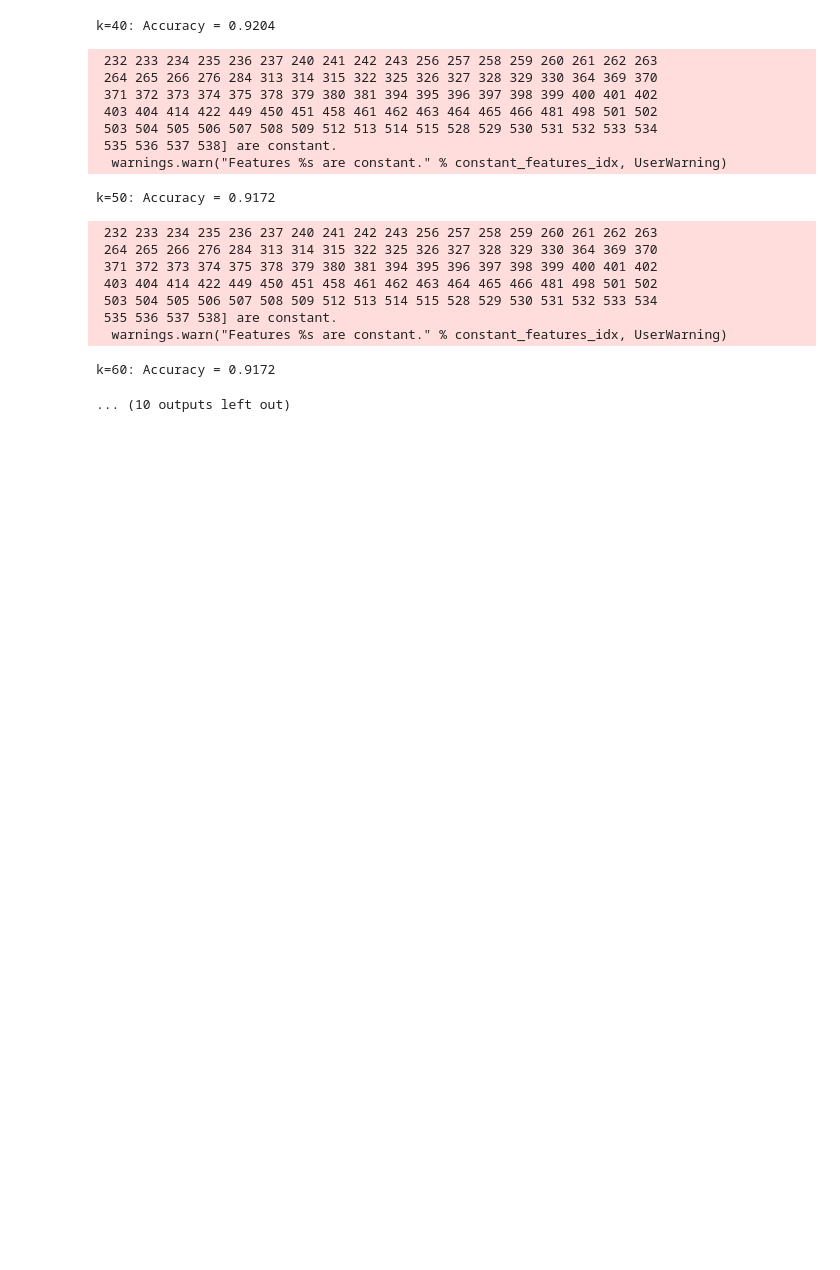
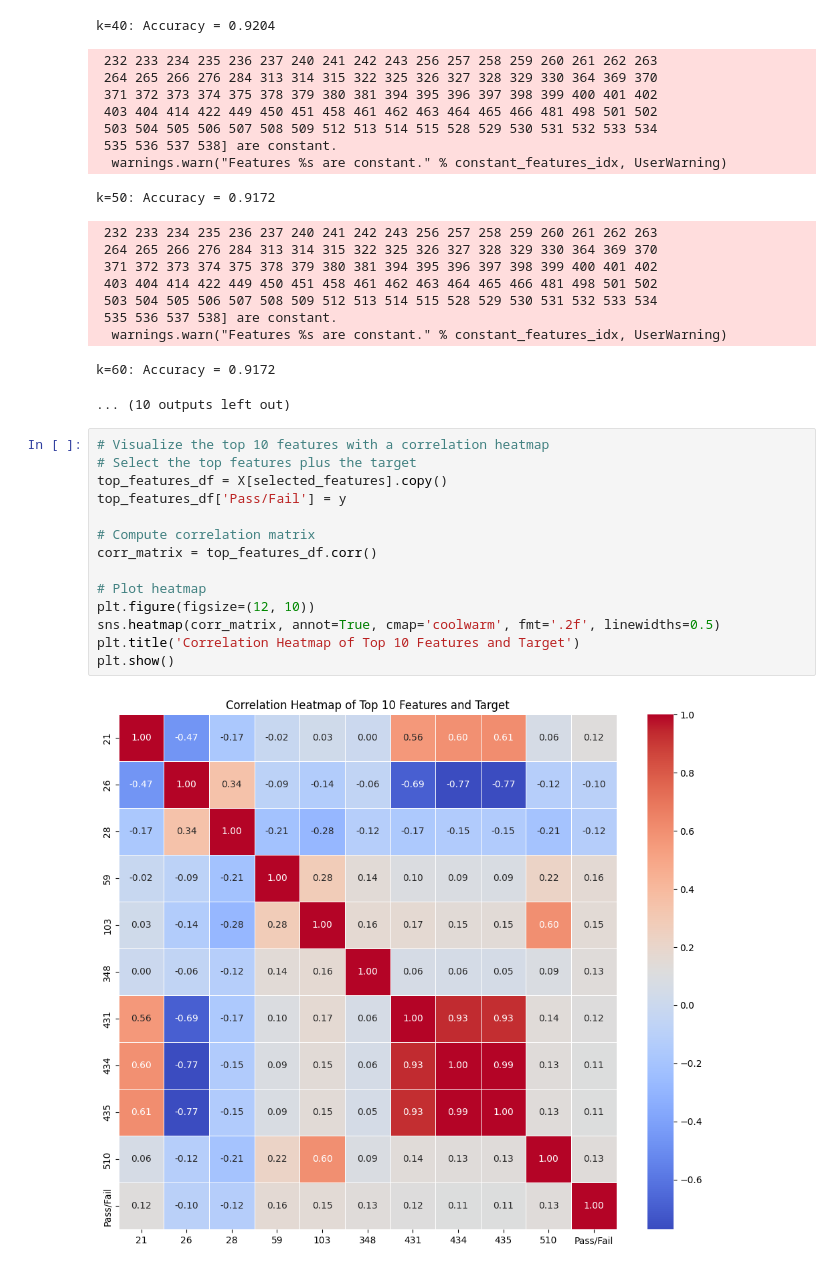
Before and after one commit to mattledevs/semiconductor-mfg-feature-selection, a Jupyter notebook: semiconductor-process-feature-selection.ipynb, the cells around one changed output. Drawn from its saved outputs; the diff is of its cells as text; blank space fills up the shorter version.

```diff
--- a/semiconductor-process-feature-selection.ipynb
+++ b/semiconductor-process-feature-selection.ipynb
@@ -221,3 +221,19 @@ k=50: Accuracy = 0.9172
   warnings.warn("Features %s are constant." % constant_features_idx, UserWarning)
 k=60: Accuracy = 0.9172
 ... (10 outputs left out)
+# %%
+# Visualize the top 10 features with a correlation heatmap
+# Select the top features plus the target
+top_features_df = X[selected_features].copy()
+top_features_df['Pass/Fail'] = y
+
+# Compute correlation matrix
+corr_matrix = top_features_df.corr()
+
+# Plot heatmap
+plt.figure(figsize=(12, 10))
+sns.heatmap(corr_matrix, annot=True, cmap='coolwarm', fmt='.2f', linewidths=0.5)
+plt.title('Correlation Heatmap of Top 10 Features and Target')
+plt.show()
+# %% [output]
+[figure, added]
```
Also changed, not shown: parts of 6 cells of this notebook, 1 other file.
